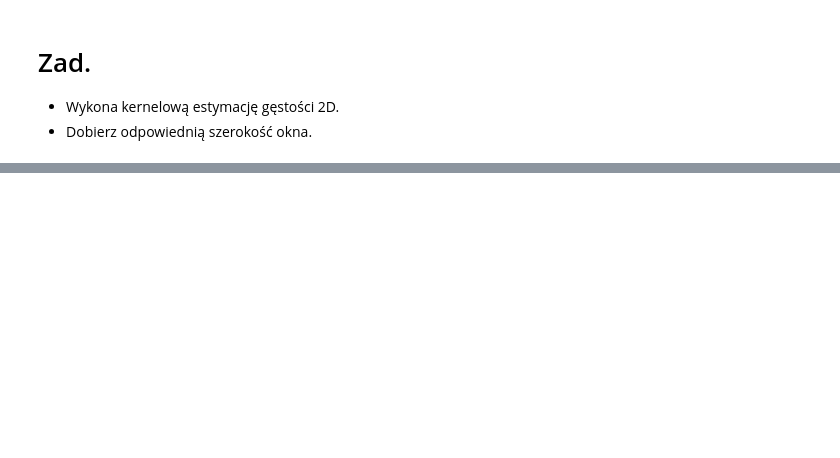
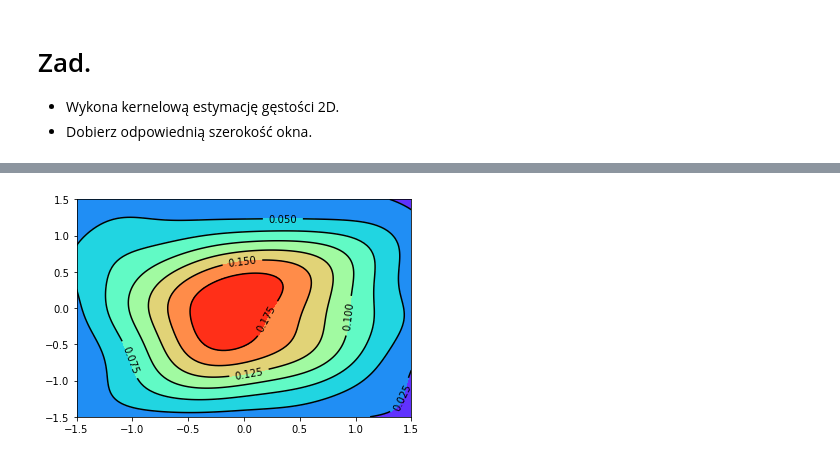
Before and after one commit to she3r/podstawy_sztucznej_inteligencji, a Jupyter notebook: Z03_E_kernel_density_estimation.ipynb, the cells around one changed output, grey strips where cells are left out. Drawn from its saved outputs; the diff is of its cells as text; code cells hidden in the pictures; blank space fills up the shorter version.

```diff
--- a/Z03_E_kernel_density_estimation.ipynb
+++ b/Z03_E_kernel_density_estimation.ipynb
@@ -12,0 +11,29 @@ from sklearn import cluster, datasets
+# %%
+data = np.random.multivariate_normal((0, 0), [[0.8, 0.05], [0.05, 0.7]], 100)
+x = data[:, 0]
+y = data[:, 1]
+xmin, xmax = -1.5,1.5
+ymin, ymax = -1.5, 1.5
+
+# Peform the kernel density estimate
+xx, yy = np.mgrid[xmin:xmax:100j, ymin:ymax:100j]
+positions = np.vstack([xx.ravel(), yy.ravel()])
+values = np.vstack([x, y])
+kernel = st.gaussian_kde(values)
+f = np.reshape(kernel(positions).T, xx.shape)
+
+fig = plt.figure()
+ax = fig.gca()
+ax.set_xlim(xmin, xmax)
+ax.set_ylim(ymin, ymax)
+# Contourf plot
+cfset = ax.contourf(xx, yy, f, cmap='rainbow')
+
+# Contour plot
+cset = ax.contour(xx, yy, f, colors='k')
+# Label plot
+ax.clabel(cset, inline=1, fontsize=10)
+
+plt.show()
+# %% [output]
+[figure, added]
```
Also changed, not shown: parts of 1 cell of this notebook, 1 other file.
